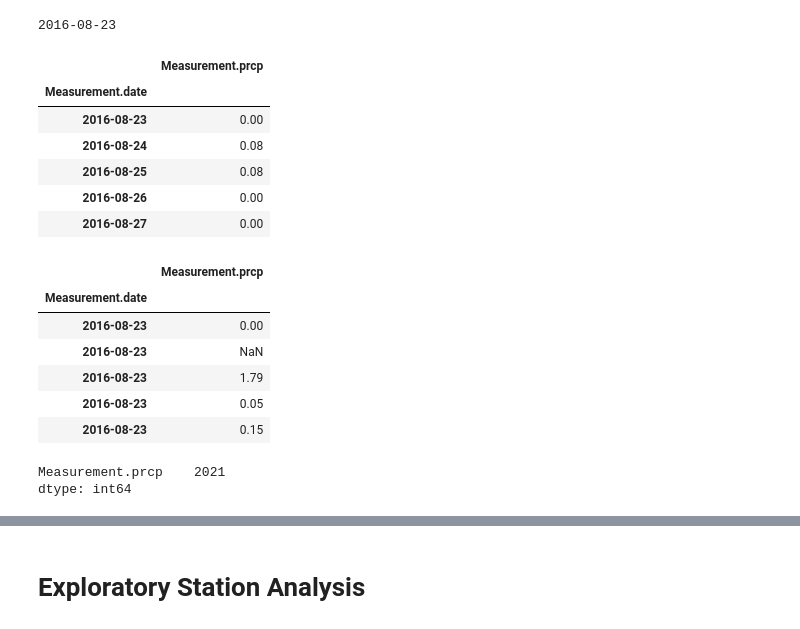
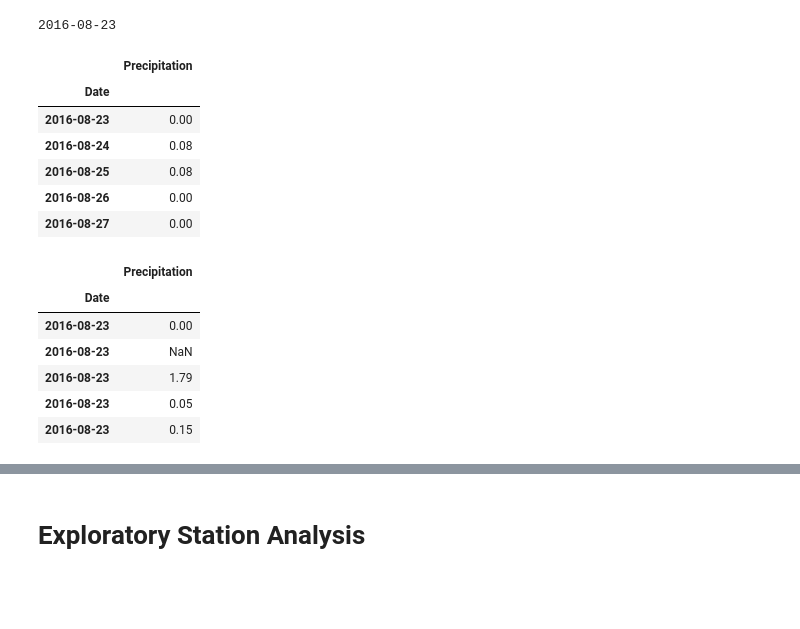
Before and after one commit to Kpearson72/sqlalchemy-challenge, a Jupyter notebook: climate_starter.ipynb, the cells around one changed output, grey strips where cells are left out. Drawn from its saved outputs; the diff is of its cells as text; code cells hidden in the pictures; blank space fills up the shorter version.

```diff
--- a/climate_starter.ipynb
+++ b/climate_starter.ipynb
@@ -92,18 +93,20 @@ print(query_date)
 # %% [output]
 2016-08-23
 # %%
-# Perform a query to retrieve the data and precipitation scores
-precipitation = session.query(Measurement.date, Measurement.prcp).\
-    filter(Measurement.date <='2017-08-23').\
-    filter(Measurement.date >= '2016-08-23').all()
+# Perform a query to retrieve the data and precipitation scores of the last 12 months
+precipitation = session.query(Measurement.date,Measurement.prcp).\
+    filter(Measurement.date >= query_date).all()
+    #order_by(Measurement.date).all()
 # %%
 # Save the query results as a Pandas DataFrame and set the index to the date column
-df = pd.DataFrame(precipitation, columns = ['Measurement.date', 'Measurement.prcp'])
-df.set_index('Measurement.date', inplace=True)
+df = pd.DataFrame(precipitation, columns = ['Date', 'Precipitation'])
+#df["Date"] = pd.to_datetime(df["Date"])
+df.set_index('Date', inplace=True)
+
 df.head()
 # %% [output]
-|  | Measurement.prcp |
-| Measurement.date |  |
+|  | Precipitation |
+| Date |  |
 | 2016-08-23 | 0.00 |
 | 2016-08-24 | 0.08 |
 | 2016-08-25 | 0.08 |
@@ -112,18 +117,13 @@ df.head()
 # %%
 # Sort the dataframe by date
-clean_df = df.sort_index()
+clean_df = df.sort_values(['Date'])
 clean_df.head()
 # %% [output]
-|  | Measurement.prcp |
-| Measurement.date |  |
+|  | Precipitation |
+| Date |  |
 | 2016-08-23 | 0.00 |
 | 2016-08-23 | NaN |
 | 2016-08-23 | 1.79 |
 | 2016-08-23 | 0.05 |
 | 2016-08-23 | 0.15 |
-# %%
-clean_df.count()
-# %% [output]
-Measurement.prcp    2021
-dtype: int64
 # %%
```
Also changed, not shown: parts of 10 cells of this notebook, 1 other file.
